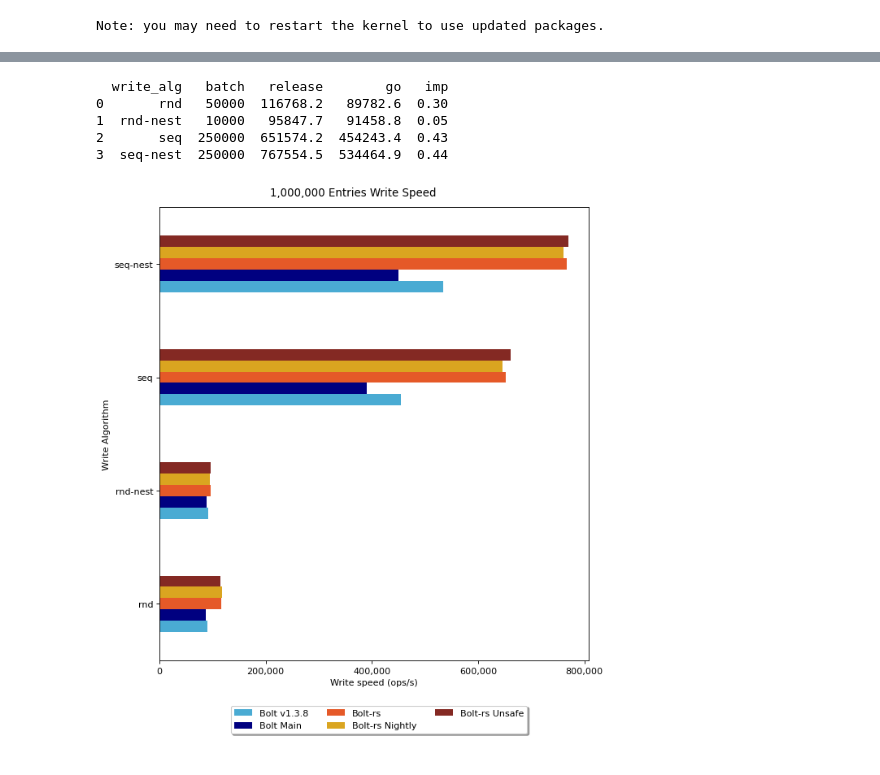
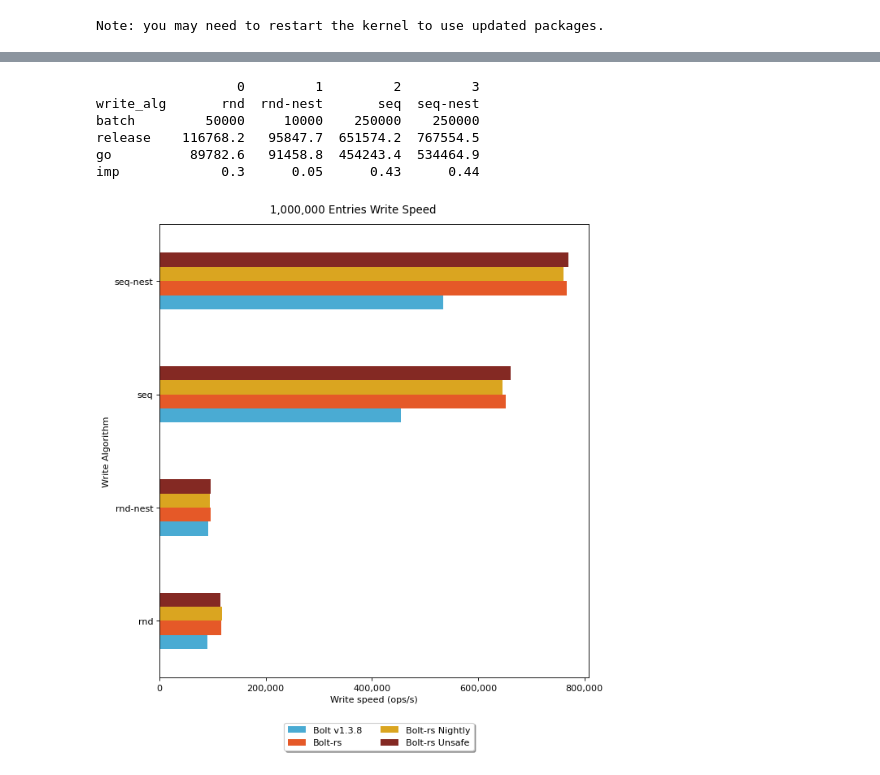
Before and after one commit to ambaxter/datascience, a Jupyter notebook: bbolt_comparison/ops_per_sec.ipynb, the cells around one changed output, grey strips where cells are left out. Saved outputs shown, nothing was run; the diff lists cells and outputs as text; code cells hidden in the pictures.

Commit message:
Updated comparisons to remove main.

```diff
--- a/bbolt_comparison/ops_per_sec.ipynb
+++ b/bbolt_comparison/ops_per_sec.ipynb
@@ -17,12 +17,14 @@ ticks_thousand = ticker.FuncFormatter(lambda x, pos: '{0:g}'.format(x/1e3))
 ticks_comma = ticker.StrMethodFormatter('{x:,.0f}')
 
 pd.options.display.max_rows = 999
+pd.set_option('display.precision', 2)
 
 COLOR_GO=(74/255, 171/255, 211/255)
 COLOR_RUST=(229/255,89/255,40/255)
 COLOR_UNSAFE=(132/255,41/255,35/255)
 
-BAR_COLORS=[COLOR_GO,'Navy',COLOR_RUST,'goldenrod',COLOR_UNSAFE]
+#BAR_COLORS=[COLOR_GO,'Navy',COLOR_RUST,'goldenrod',COLOR_UNSAFE]
+BAR_COLORS=[COLOR_GO,COLOR_RUST,'goldenrod',COLOR_UNSAFE]
 colors = {'go_main': 'Navy', 'go': COLOR_GO, 'unsafe': COLOR_UNSAFE, 'release': COLOR_RUST, 'nightly': 'goldenrod' }
 markers = {'go_main': 'X', 'go': 'x', 'unsafe': 'v', 'release': '*', 'nightly': 'o' }
 legends = {'go_main': 'Bolt Main', 'go': 'Bolt v1.3.8', 'unsafe': 'Bolt-rs Unsafe', 'release': 'Bolt-rs', 'nightly': 'Bolt-rs Nightly' }
@@ -47,7 +49,7 @@ class Plot:
 
 comp = pd.read_csv('bbolt_comp.csv')
 # %%
-runtimes = comp[comp.runtime.isin(["go_main","go","unsafe","release","nightly"])]
+runtimes = comp[comp.runtime.isin(["go","unsafe","release","nightly"])]
 
 c100k = runtimes[runtimes['count']==100000]
 c1m = runtimes[runtimes['count']==1000000]
@@ -68,7 +70,7 @@ for write_alg in pd.unique(c100k['write_alg']):
     batch.append(maxed)
     release.append(g['release'][maxed])
     go.append(g['go'][maxed])
-    go_main.append(g['go_main'][maxed])
+    #go_main.append(g['go_main'][maxed])
     unsafe.append(g['unsafe'][maxed])
     nightly.append(g['nightly'][maxed])
     imp.append((g['release'][maxed]/g['go'][maxed])-1)
@@ -76,7 +78,7 @@ for write_alg in pd.unique(c100k['write_alg']):
 d = {
     'write_alg': alg,
     'go': go,
-    'go_main': go_main,
+    #'go_main': go_main,
     'release': release,
     'nightly': nightly,
     'unsafe': unsafe,
@@ -92,7 +94,7 @@ i = {
 
 df=pd.DataFrame(data=d)
 idf=pd.DataFrame(data=i)
-print(idf.round(2))
+print(idf.T.round(2))
 df.sort_values('write_alg',inplace=True)
 fig = plt.figure(figsize=(8,8), dpi=80)
 fig.suptitle('100,000 Entries Write Speed')
@@ -108,7 +110,7 @@ labels = []
 Line, Label = ax.get_legend_handles_labels()
 lines.extend(Line)
 labels.extend([legends[x] for x in Label])
-fig.legend(lines,labels,loc='lower center', bbox_to_anchor=(0.55, -0.08), fancybox=True, shadow=True, ncols=3)
+fig.legend(lines,labels,loc='lower center', bbox_to_anchor=(0.55, -0.08), fancybox=True, shadow=True, ncols=2)
 fig.tight_layout()
 plt.show()
 # %% [output]
@@ -135,7 +138,7 @@ for write_alg in pd.unique(c1m['write_alg']):
     batch.append(maxed)
     release.append(g['release'][maxed])
     go.append(g['go'][maxed])
-    go_main.append(g['go_main'][maxed])
+    #go_main.append(g['go_main'][maxed])
     unsafe.append(g['unsafe'][maxed])
     nightly.append(g['nightly'][maxed])
     imp.append((g['release'][maxed]/g['go'][maxed])-1)
@@ -143,47 +146,48 @@ for write_alg in pd.unique(c1m['write_alg']):
 d = {
     'write_alg': alg,
     'go': go,
-    'go_main': go_main,
+    #'go_main': go_main,
     'release': release,
     'nightly': nightly,
     'unsafe': unsafe,
 }
 
 i = {
     'write_alg': alg,
     'batch': batch,
     'release': release,
     'go': go,
     'imp': imp
 }
 df=pd.DataFrame(data=d)
 idf=pd.DataFrame(data=i)
-print(idf.round(2))
+print(idf.T.round(2))
 df.sort_values('write_alg',inplace=True)
 fig = plt.figure(figsize=(8,8), dpi=80)
 fig.suptitle('1,000,000 Entries Write Speed')
 ax = fig.add_subplot(111)
 df.plot.barh(x='write_alg',color=BAR_COLORS,ax=ax)
 ax.xaxis.set_major_formatter(ticks_comma)
 ax.set_xlabel('Write speed (ops/s)')
 ax.set_xticks([0,200000,400000,600000,800000])
 ax.set_ylabel('Write Algorithm')
 ax.get_legend().remove()
 lines = []
 labels = []
 Line, Label = ax.get_legend_handles_labels()
 lines.extend(Line)
 labels.extend([legends[x] for x in Label])
-fig.legend(lines,labels,loc='lower center', bbox_to_anchor=(0.55, -0.08), fancybox=True, shadow=True, ncols=3)
+fig.legend(lines,labels,loc='lower center', bbox_to_anchor=(0.55, -0.08), fancybox=True, shadow=True, ncols=2)
 fig.tight_layout()
 plt.show()
 # %% [output]
-  write_alg   batch   release        go   imp
-0       rnd   50000  116768.2   89782.6  0.30
-1  rnd-nest   10000   95847.7   91458.8  0.05
-2       seq  250000  651574.2  454243.4  0.43
-3  seq-nest  250000  767554.5  534464.9  0.44
+                  0         1         2         3
+write_alg       rnd  rnd-nest       seq  seq-nest
+batch         50000     10000    250000    250000
+release    116768.2   95847.7  651574.2  767554.5
+go          89782.6   91458.8  454243.4  534464.9
+imp             0.3      0.05      0.43      0.44
-[figure, old version]
+[figure, new version]
 # %%
 alg = list()
 batch = list()
```
Also changed, not shown: parts of 9 cells of this notebook.
